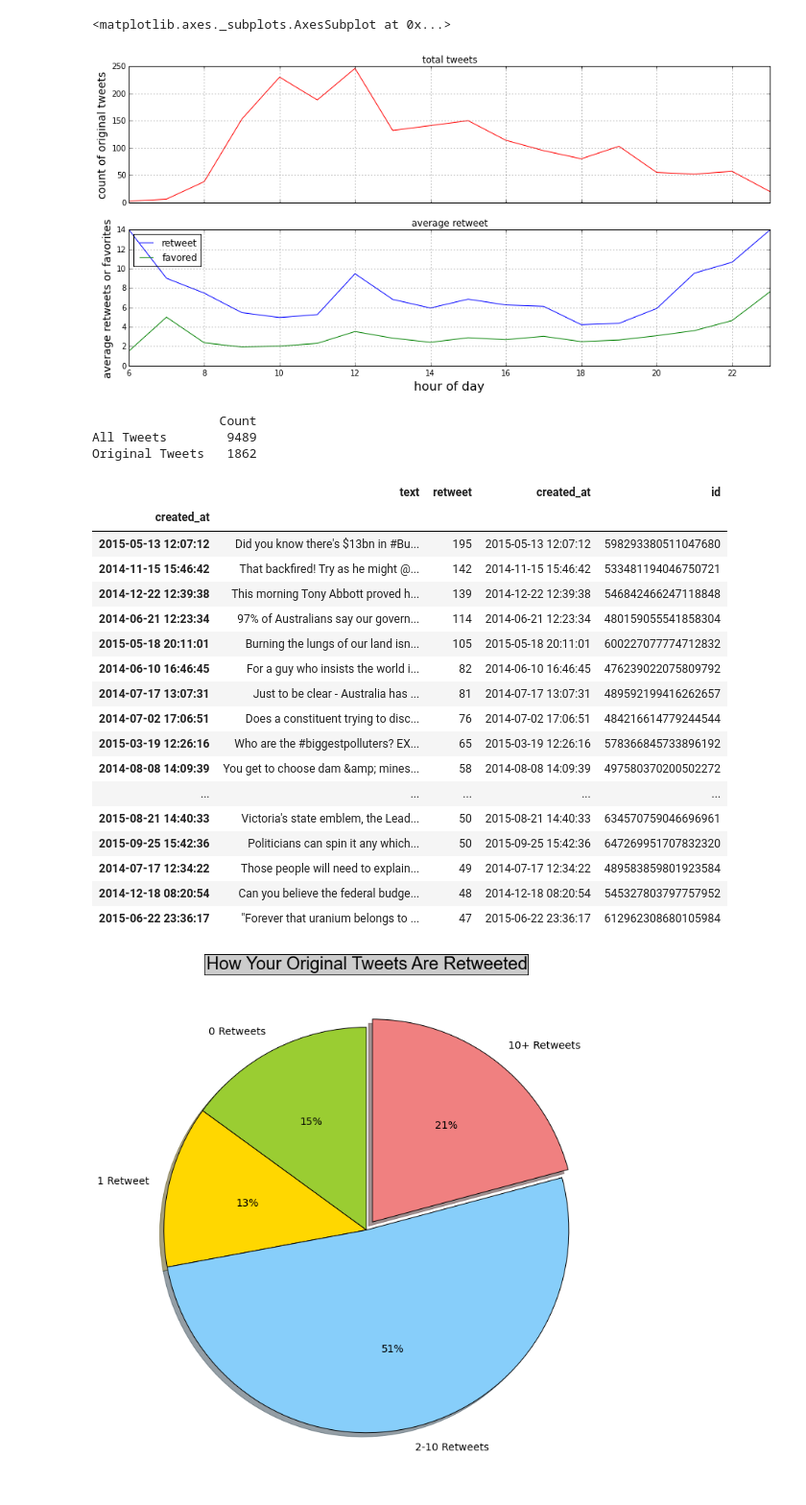
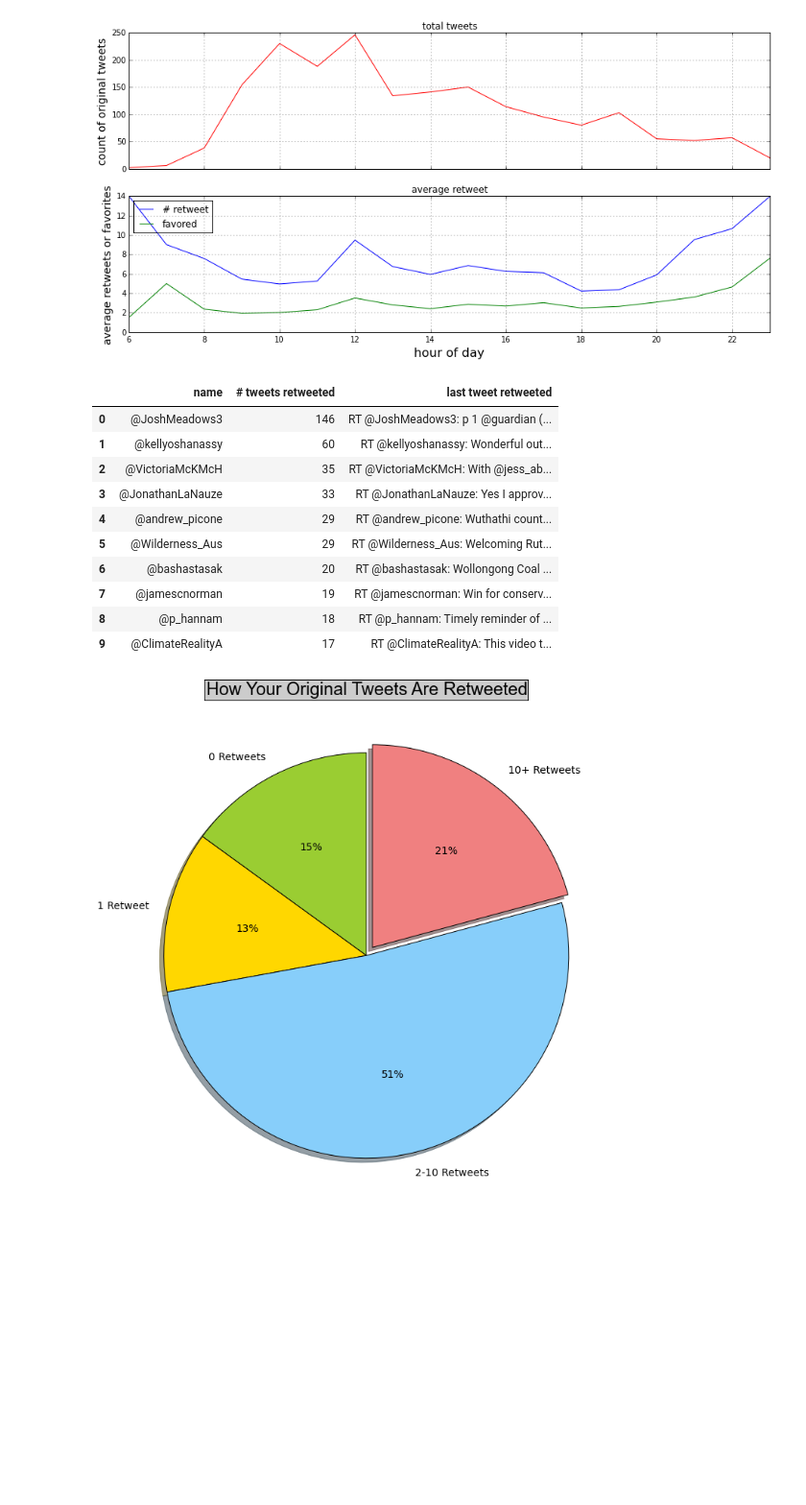
Before and after one commit to moqri/TwitterTracker, a Jupyter notebook: Analysis/user/AusConservation.ipynb, the cells around one changed output. Shown at 96% size. Cells and saved outputs as stored; diff of their text form; code cells hidden in the pictures; blank space fills up the shorter version.

```diff
--- a/Analysis/user/AusConservation.ipynb
+++ b/Analysis/user/AusConservation.ipynb
@@ -135,41 +143,35 @@ ax.set_title('Average Retweet and Favorite for tweets with a photo\n',fontsize=2
 # %%
-df = df.set_index(pd.to_datetime(df['created_at']))
+df = df.set_index(pd.to_datetime(df['date']))
 fig, axes = plt.pyplot.subplots(nrows=2)
 axes[1].set_xlabel("hour of day",fontsize=16)
 axes[0].set_ylabel('count of original tweets',fontsize=14)
 axes[1].set_ylabel('average retweets or favorites',fontsize=14)
 df.groupby([df.index.hour])['id'].count().plot(ax=axes[0],figsize=(15,7),color='r',title='total tweets')
 df.groupby([df.index.hour]).mean().plot(ax=axes[1],title='average retweet')
+plt.pyplot.savefig(path+'timing.jpg')
 # %% [output]
-<matplotlib.axes._subplots.AxesSubplot at 0x...>
-[figure, old version]
+[figure, new version]
-# %%
-d = {'Count' : pd.Series([user.statuses_count, df.shape[0]], index=['All Tweets', 'Original Tweets'])}
-print pd.DataFrame(d)
-# %% [output]
-                 Count
-All Tweets        9489
-Original Tweets   1862
-# %%
-pd.set_option('max_colwidth',130)
-df.sort('retweet',ascending=False).head(20)[['text','retweet','created_at','id']]
-# %% [output]
-|  | text | retweet | created_at | id |
-| created_at |  |  |  |  |
-| 2015-05-13 12:07:12 | Did you know there's $13bn in #Bu... | 195 | 2015-05-13 12:07:12 | 598293380511047680 |
-| 2014-11-15 15:46:42 | That backfired! Try as he might @... | 142 | 2014-11-15 15:46:42 | 533481194046750721 |
-| 2014-12-22 12:39:38 | This morning Tony Abbott proved h... | 139 | 2014-12-22 12:39:38 | 546842466247118848 |
-| 2014-06-21 12:23:34 | 97% of Australians say our govern... | 114 | 2014-06-21 12:23:34 | 480159055541858304 |
-| 2015-05-18 20:11:01 | Burning the lungs of our land isn... | 105 | 2015-05-18 20:11:01 | 600227077774712832 |
-| 2014-06-10 16:46:45 | For a guy who insists the world i... | 82 | 2014-06-10 16:46:45 | 476239022075809792 |
-| 2014-07-17 13:07:31 | Just to be clear - Australia has ... | 81 | 2014-07-17 13:07:31 | 489592199416262657 |
-| 2014-07-02 17:06:51 | Does a constituent trying to disc... | 76 | 2014-07-02 17:06:51 | 484216614779244544 |
-| 2015-03-19 12:26:16 | Who are the #biggestpolluters? EX... | 65 | 2015-03-19 12:26:16 | 578366845733896192 |
-| 2014-08-08 14:09:39 | You get to choose dam &amp; mines... | 58 | 2014-08-08 14:09:39 | 497580370200502272 |
-| ... | ... | ... | ... | ... |
-| 2015-08-21 14:40:33 | Victoria's state emblem, the Lead... | 50 | 2015-08-21 14:40:33 | 634570759046696961 |
-| 2015-09-25 15:42:36 | Politicians can spin it any which... | 50 | 2015-09-25 15:42:36 | 647269951707832320 |
-| 2014-07-17 12:34:22 | Those people will need to explain... | 49 | 2014-07-17 12:34:22 | 489583859801923584 |
-| 2014-12-18 08:20:54 | Can you believe the federal budge... | 48 | 2014-12-18 08:20:54 | 545327803797757952 |
-| 2015-06-22 23:36:17 | "Forever that uranium belongs to ... | 47 | 2015-06-22 23:36:17 | 612962308680105984 |
+# %%
+# who are you retweeting
+pd.set_option('max_colwidth',130)
+#dfr['last']=dfr.date.map(str)+'->'+dfr.tweet
+dfr['last']=dfr.tweet
+re_count=dfr.groupby('name')[['id']].count().sort('id',ascending=False)
+re_text=dfr.groupby('name')[['last']].max().sort('last',ascending=False)
+retweet=pd.DataFrame.join(re_count,re_text)
+retweet.columns=['# tweets retweeted','last tweet retweeted']
+retweet.to_csv(path+'retweets'+'.csv')
+retweet.head(10).reset_index()
+# %% [output]
+|  | name | # tweets retweeted | last tweet retweeted |
+| 0 | @JoshMeadows3 | 146 | RT @JoshMeadows3: p 1 @guardian (... |
+| 1 | @kellyoshanassy | 60 | RT @kellyoshanassy: Wonderful out... |
+| 2 | @VictoriaMcKMcH | 35 | RT @VictoriaMcKMcH: With @jess_ab... |
+| 3 | @JonathanLaNauze | 33 | RT @JonathanLaNauze: Yes I approv... |
+| 4 | @andrew_picone | 29 | RT @andrew_picone: Wuthathi count... |
+| 5 | @Wilderness_Aus | 29 | RT @Wilderness_Aus: Welcoming Rut... |
+| 6 | @bashastasak | 20 | RT @bashastasak: Wollongong Coal ... |
+| 7 | @jamescnorman | 19 | RT @jamescnorman: Win for conserv... |
+| 8 | @p_hannam | 18 | RT @p_hannam: Timely reminder of ... |
+| 9 | @ClimateRealityA | 17 | RT @ClimateRealityA: This video t... |
 # %%
```
Also changed, not shown: parts of 20 cells of this notebook, 30 other files.
